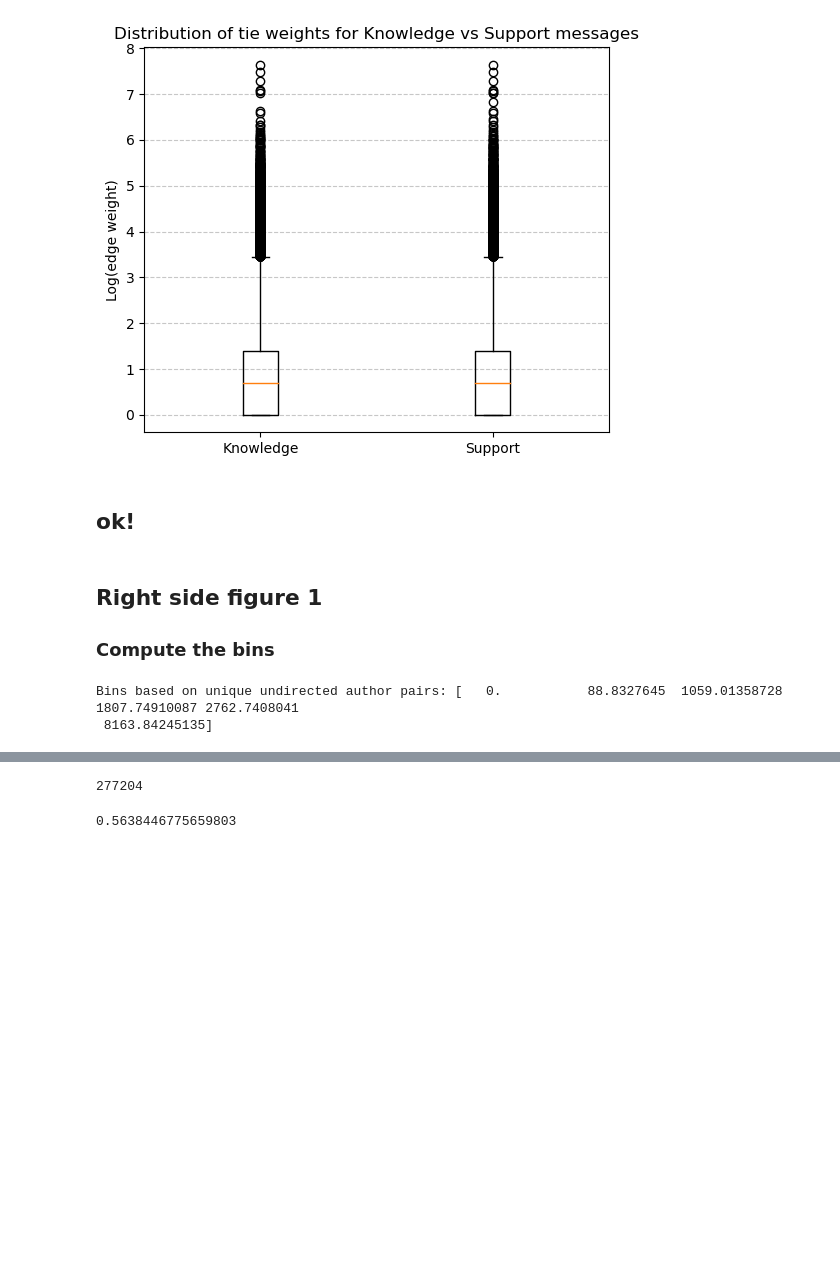
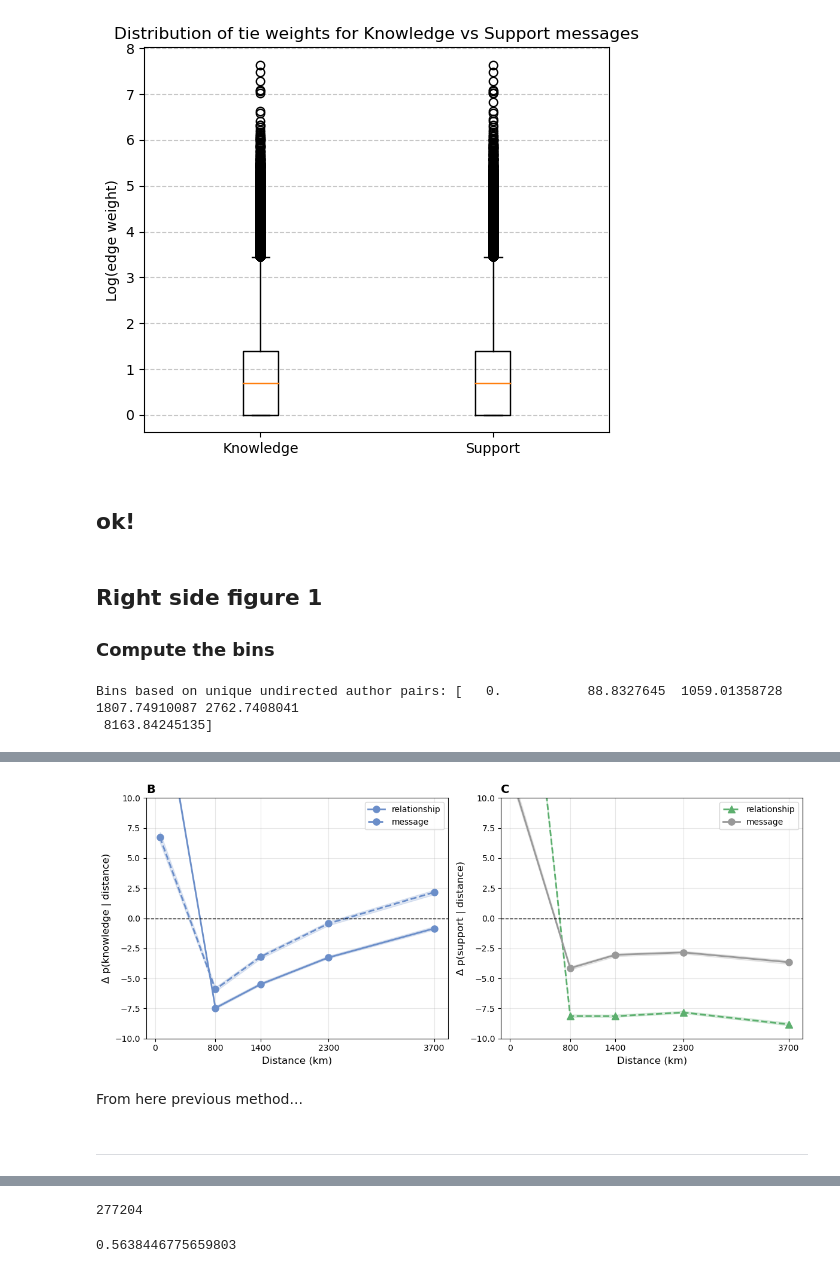
Before and after one commit to florentinafabregas/Group_K_SeminarsInDataScience, a Jupyter notebook: figure1.ipynb, the cells around one changed output, grey strips where cells are left out. Cells and saved outputs as stored; diff of their text form; code cells hidden in the pictures; blank space fills up the shorter version.

Commit message:
figure 1 last try

```diff
--- a/figure1.ipynb
+++ b/figure1.ipynb
@@ -296,0 +625,11 @@ Bins based on unique undirected author pairs: [   0.           88.8327645  1059.
+# %%
+# List of all states
+states_list = sorted(states['state'].unique())
+state_to_code = {s: i for i, s in enumerate(states_list)}
+n_states = len(states_list)
+
+dist_matrix = np.zeros((n_states, n_states), dtype=float)
+
+for (s1, s2), d in distances.items():
+    i, j = state_to_code[s1], state_to_code[s2]
+    dist_matrix[i, j] = d
@@ -297,2 +730,63 @@ Bins based on unique undirected author pairs: [   0.           88.8327645  1059.
+# %%
+import matplotlib.pyplot as plt
+
+fig, (ax1, ax2) = plt.subplots(1, 2, figsize=(12, 5))
+
+bin_centers = [65, 800, 1400, 2300, 3700]
+
+ax1.plot(bin_centers, delta_p_percent['delta_p_knowledge_relation'],
+         marker='o', linestyle='-', color='#6B8EC9', linewidth=2, markersize=8, label='relationship')
+ax1.plot(bin_centers, delta_p_percent['delta_p_knowledge_message'],
+         marker='o', linestyle='--', color='#6B8EC9', linewidth=2, markersize=8, label='message')
+
+ax1.fill_between(bin_centers,
+                  delta_p_percent['delta_p_knowledge_relation'] - delta_p_percent['delta_p_knowledge_relation_ci'],
+                  delta_p_percent['delta_p_knowledge_relation'] + delta_p_percent['delta_p_knowledge_relation_ci'],
+                  alpha=0.2, color='#6B8EC9')
+ax1.fill_between(bin_centers,
+                  delta_p_percent['delta_p_knowledge_message'] - delta_p_percent['delta_p_knowledge_message_ci'],
+                  delta_p_percent['delta_p_knowledge_message'] + delta_p_percent['delta_p_knowledge_message_ci'],
+                  alpha=0.2, color='#6B8EC9')
+
+ax1.axhline(y=0, color='black', linestyle='--', linewidth=1)
+ax1.set_xlabel('Distance (km)', fontsize=12)
+ax1.set_ylabel('Δ p(knowledge | distance)', fontsize=12)
+ax1.set_title('B', fontsize=14, fontweight='bold', loc='left')
+ax1.set_ylim(-10, 10)
+ax1.set_xticks([0, 800, 1400, 2300, 3700])
+ax1.grid(True, alpha=0.3)
+ax1.legend()
+
+ax2.plot(bin_centers, delta_p_percent['delta_p_support_relation'],
+         marker='^', linestyle='--', color='#5CAF6E', linewidth=2, markersize=8, label='relationship')
+ax2.plot(bin_centers, delta_p_percent['delta_p_support_message'],
+         marker='o', linestyle='-', color='#999999', linewidth=2, markersize=8, label='message')
+
+ax2.fill_between(bin_centers,
+                  delta_p_percent['delta_p_support_relation'] - delta_p_percent['delta_p_support_relation_ci'],
+                  delta_p_percent['delta_p_support_relation'] + delta_p_percent['delta_p_support_relation_ci'],
+                  alpha=0.2, color='#5CAF6E')
+ax2.fill_between(bin_centers,
+                  delta_p_percent['delta_p_support_message'] - delta_p_percent['delta_p_support_message_ci'],
+                  delta_p_percent['delta_p_support_message'] + delta_p_percent['delta_p_support_message_ci'],
+                  alpha=0.2, color='#999999')
+
+ax2.axhline(y=0, color='black', linestyle='--', linewidth=1)
+ax2.set_xlabel('Distance (km)', fontsize=12)
+ax2.set_ylabel('Δ p(support | distance)', fontsize=12)
+ax2.set_title('C', fontsize=14, fontweight='bold', loc='left')
+ax2.set_ylim(-10, 10)
+ax2.set_xticks([0, 800, 1400, 2300, 3700])
+ax2.grid(True, alpha=0.3)
+ax2.legend()
+
+plt.tight_layout()
+plt.show()
+# %% [output]
+[figure, added]
+# %% [markdown]
+From here previous method...
+# %% [markdown]
+______________________
 # %%
 # Full communication graph G
```
Also changed, not shown: parts of 60 cells of this notebook.
